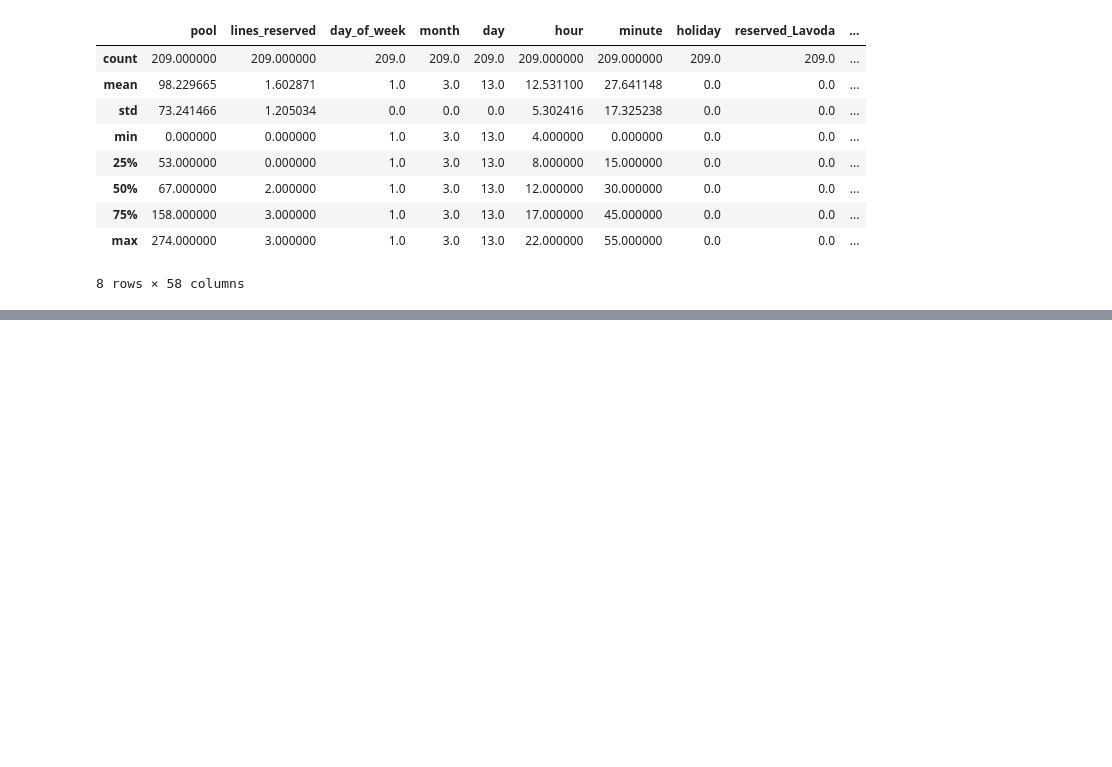
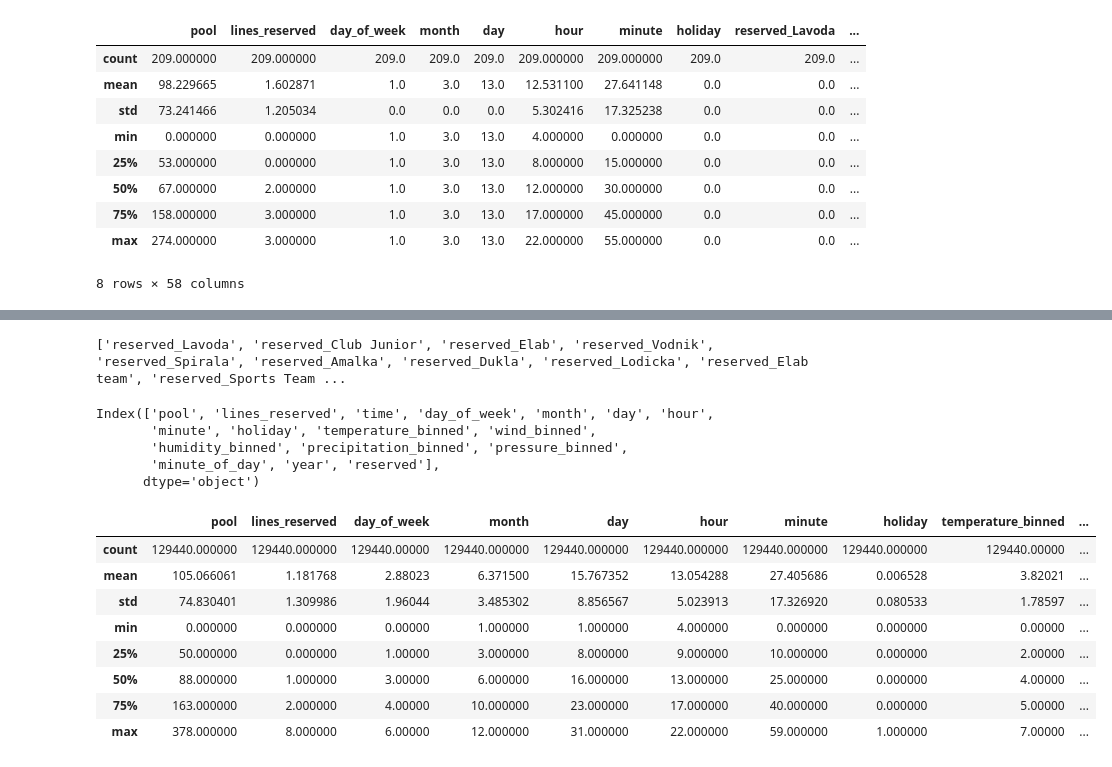
Before and after one commit to lukoucky/swimming_pool_attendance_prediction, a Jupyter notebook: ProjectReport.ipynb, the cells around one changed output, grey strips where cells are left out. Cells and saved outputs as stored; diff of their text form; code cells hidden in the pictures; blank space fills up the shorter version.

```diff
--- a/ProjectReport.ipynb
+++ b/ProjectReport.ipynb
@@ -13,15 +13,16 @@ import matplotlib._color_data as mcd
 # %%
 dh = DataHelper()
 # %%
-def prepare_plot(size=(16,9), ax=None, y_max=250, every_hour=True):
+def prepare_plot(size=(16,9), ax=None, y_max=250, every_hour=True, no_y_change=False):
     if ax is None:
         fig, ax = plt.subplots(figsize=size)
 
     ax.set_xlim(60, 276)
     ax.set_ylim(0, y_max)
 
-    ax.yaxis.set_major_locator(MultipleLocator(50))
-    ax.yaxis.set_minor_locator(AutoMinorLocator(5))
+    if False == no_y_change:
+        ax.yaxis.set_major_locator(MultipleLocator(50))
+        ax.yaxis.set_minor_locator(AutoMinorLocator(5))
 
     if every_hour:
         ax.xaxis.set_major_locator(MultipleLocator(12))
@@ -184,0 +184,37 @@ Average pool attendance is 105
+# %%
+all_df = []
+for day in days:
+    all_df.append(day.data)
+big_df = pd.concat(all_df)
+# %%
+reserved = []
+for column in big_df.columns:
+    if column.startswith('reserved_'):
+        reserved.append(column)
+print(reserved)
+# %% [output]
+['reserved_Lavoda', 'reserved_Club Junior', 'reserved_Elab', 'reserved_Vodnik', 'reserved_Spirala', 'reserved_Amalka', 'reserved_Dukla', 'reserved_Lodicka', 'reserved_Elab team', 'reserved_Sports Team ...
+# %%
+big_df['reserved'] = 0
+for column in reserved:
+    big_df['reserved'] += big_df[column]
+big_df.drop(reserved, axis=1,inplace=True)
+print(big_df.columns)
+# %% [output]
+Index(['pool', 'lines_reserved', 'time', 'day_of_week', 'month', 'day', 'hour',
+       'minute', 'holiday', 'temperature_binned', 'wind_binned',
+       'humidity_binned', 'precipitation_binned', 'pressure_binned',
+       'minute_of_day', 'year', 'reserved'],
+      dtype='object')
+# %%
+big_df.describe()
+# %% [output]
+|  | pool | lines_reserved | day_of_week | month | day | hour | minute | holiday | temperature_binned | ... |
+| count | 129440.000000 | 129440.000000 | 129440.00000 | 129440.000000 | 129440.000000 | 129440.000000 | 129440.000000 | 129440.000000 | 129440.00000 | ... |
+| mean | 105.066061 | 1.181768 | 2.88023 | 6.371500 | 15.767352 | 13.054288 | 27.405686 | 0.006528 | 3.82021 | ... |
+| std | 74.830401 | 1.309986 | 1.96044 | 3.485302 | 8.856567 | 5.023913 | 17.326920 | 0.080533 | 1.78597 | ... |
+| min | 0.000000 | 0.000000 | 0.00000 | 1.000000 | 1.000000 | 4.000000 | 0.000000 | 0.000000 | 0.00000 | ... |
+| 25% | 50.000000 | 0.000000 | 1.00000 | 3.000000 | 8.000000 | 9.000000 | 10.000000 | 0.000000 | 2.00000 | ... |
+| 50% | 88.000000 | 1.000000 | 3.00000 | 6.000000 | 16.000000 | 13.000000 | 25.000000 | 0.000000 | 4.00000 | ... |
+| 75% | 163.000000 | 2.000000 | 4.00000 | 10.000000 | 23.000000 | 17.000000 | 40.000000 | 0.000000 | 5.00000 | ... |
+| max | 378.000000 | 8.000000 | 6.00000 | 12.000000 | 31.000000 | 22.000000 | 59.000000 | 1.000000 | 7.00000 | ... |
```
Also changed, not shown: parts of 5 cells of this notebook.
